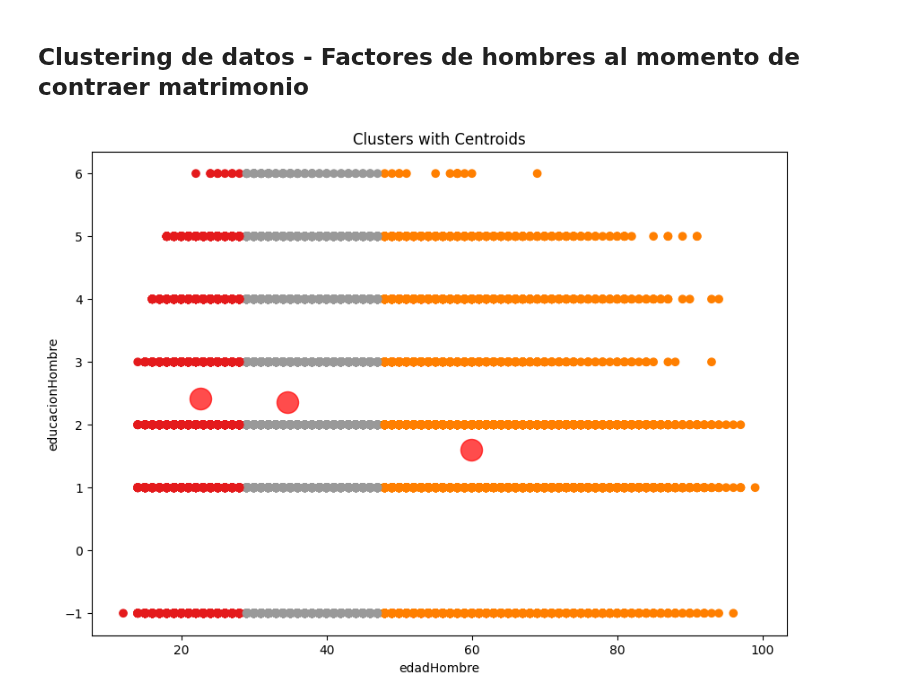
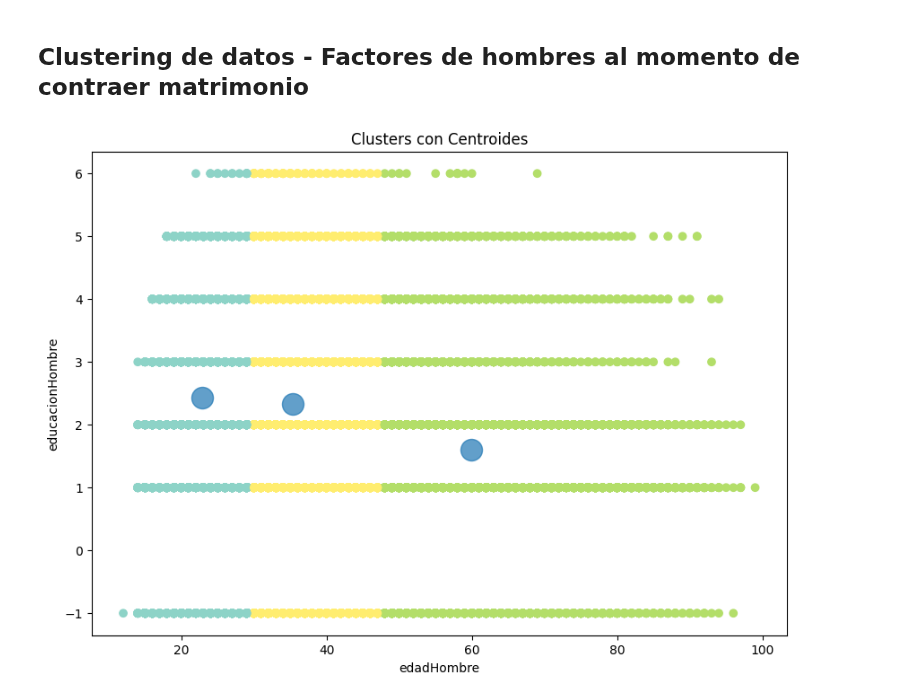
Before and after one commit to MGonza20/Proyecto1_MD, a Jupyter notebook: proyecto_final.ipynb, the cells around one changed output. Drawn from its saved outputs; the diff is of its cells as text; code cells hidden in the pictures.

```diff
--- a/proyecto_final.ipynb
+++ b/proyecto_final.ipynb
@@ -1047,20 +1047,20 @@ Tras una evaluación tanto visual con el gráfico de codo como mediante el uso d
 # %%
 kmeans = cluster.KMeans(n_clusters=3 ,init="k-means++")
 kmeans = kmeans.fit(data_final[["edadHombre","educacionHombre", "grupoEtnicoHombre"]])
 
 data_final['Clusters'] = kmeans.labels_
 
 data_final['Clusters'].value_counts()
 
 plt.figure(figsize=(10, 7))
-plt.scatter(data_final['edadHombre'], data_final['educacionHombre'], c=data_final['Clusters'], cmap='Set1')
+plt.scatter(data_final['edadHombre'], data_final['educacionHombre'], c=data_final['Clusters'], cmap='Set3')
 
 centers = kmeans.cluster_centers_
 plt.scatter(centers[:, 0], centers[:, 1], s=300, alpha=0.7)
 
-plt.title('Clusters with Centroids')
+plt.title('Clusters con Centroides')
 plt.xlabel('edadHombre')
 plt.ylabel('educacionHombre')
 plt.show()
 # %% [output]
-[figure, old version]
+[figure, new version]
```
Also changed, not shown: parts of 1 cell of this notebook.
